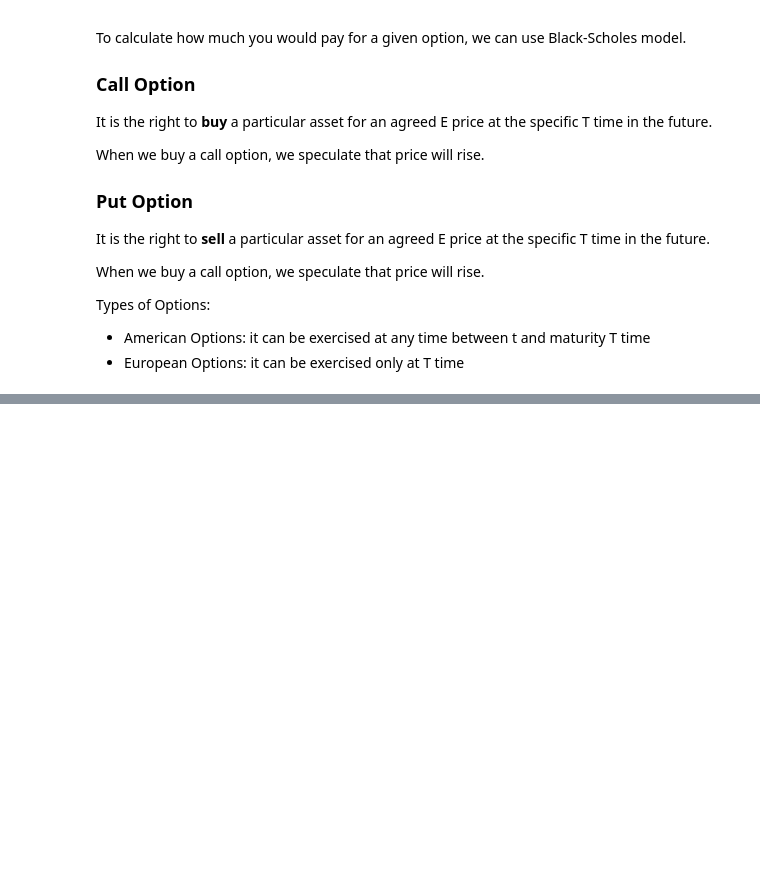
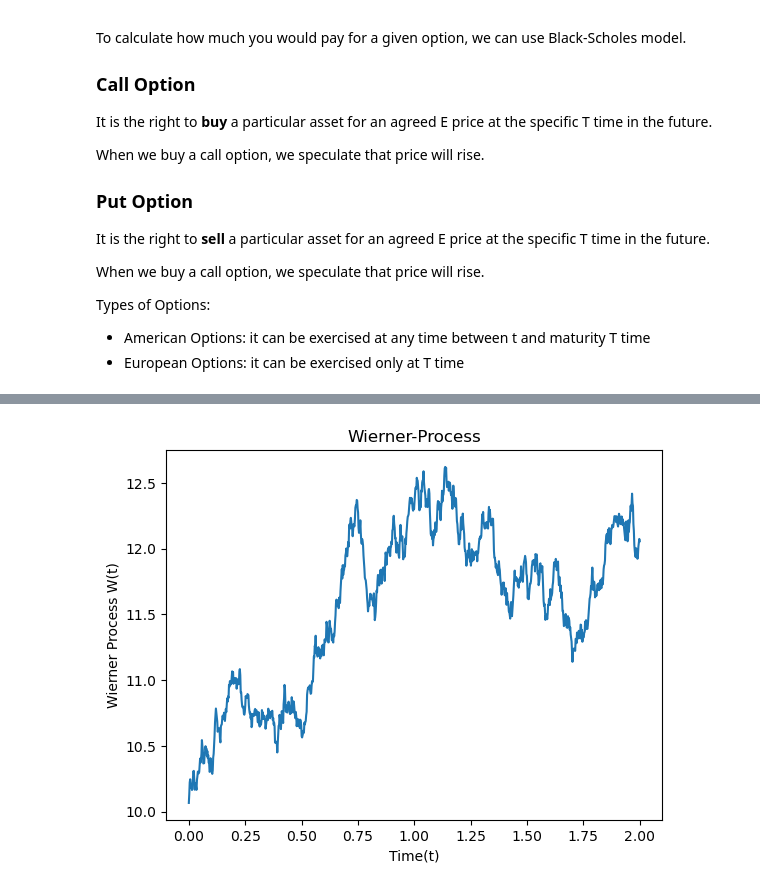
Before and after one commit to gabrielcalasans/QuantitativeFinanceWithPython, a Jupyter notebook: QuantitativeFinanceWithPython.ipynb, the cells around one changed output, grey strips where cells are left out. Saved outputs shown, nothing was run; the diff lists cells and outputs as text; code cells hidden in the pictures; blank space fills up the shorter version.

```diff
--- a/QuantitativeFinanceWithPython.ipynb
+++ b/QuantitativeFinanceWithPython.ipynb
@@ -1027,0 +1183,14 @@ Furthermore, a stock price S(t) can be described by **W(t)** random walk (called
+# %%
+def simGeometricRandomWalk(S0, T = 2, N = 1000, mu = 0.1, sigma = 0.05):
+    dt = T/N
+    t = np.linspace(0, T, N)
+    W = np.random.standard_normal(size = N)
+    W = np.cumsum(W) * np.sqrt(dt)
+    X = ((mu - (0.5 * sigma) ** 2)) * (t + sigma + W)
+    S = S0 * np.exp(X)
+    return t, S
+# %%
+time, data = simGeometricRandomWalk(10)
+plotProcess(time, data)
+# %% [output]
+[figure, added]
```
Also changed, not shown: parts of 6 cells of this notebook.
